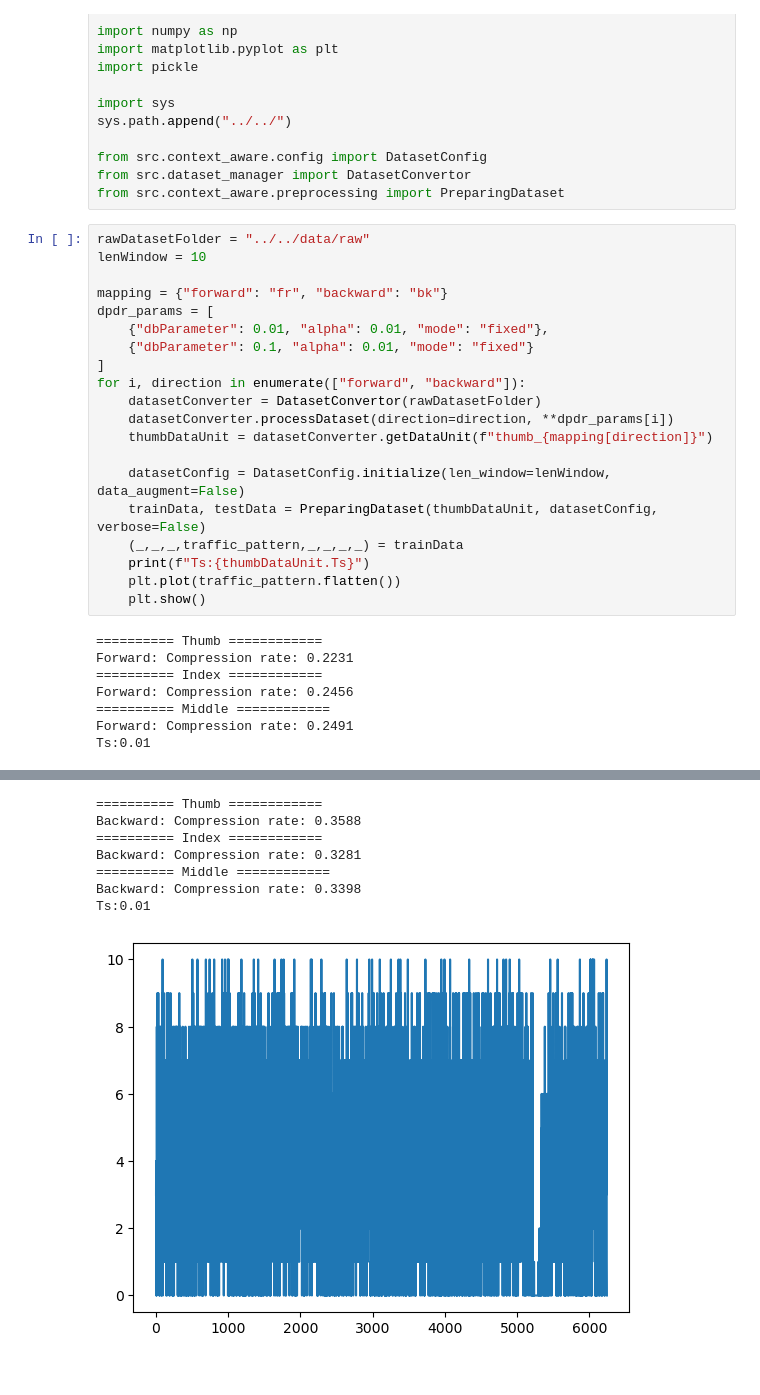
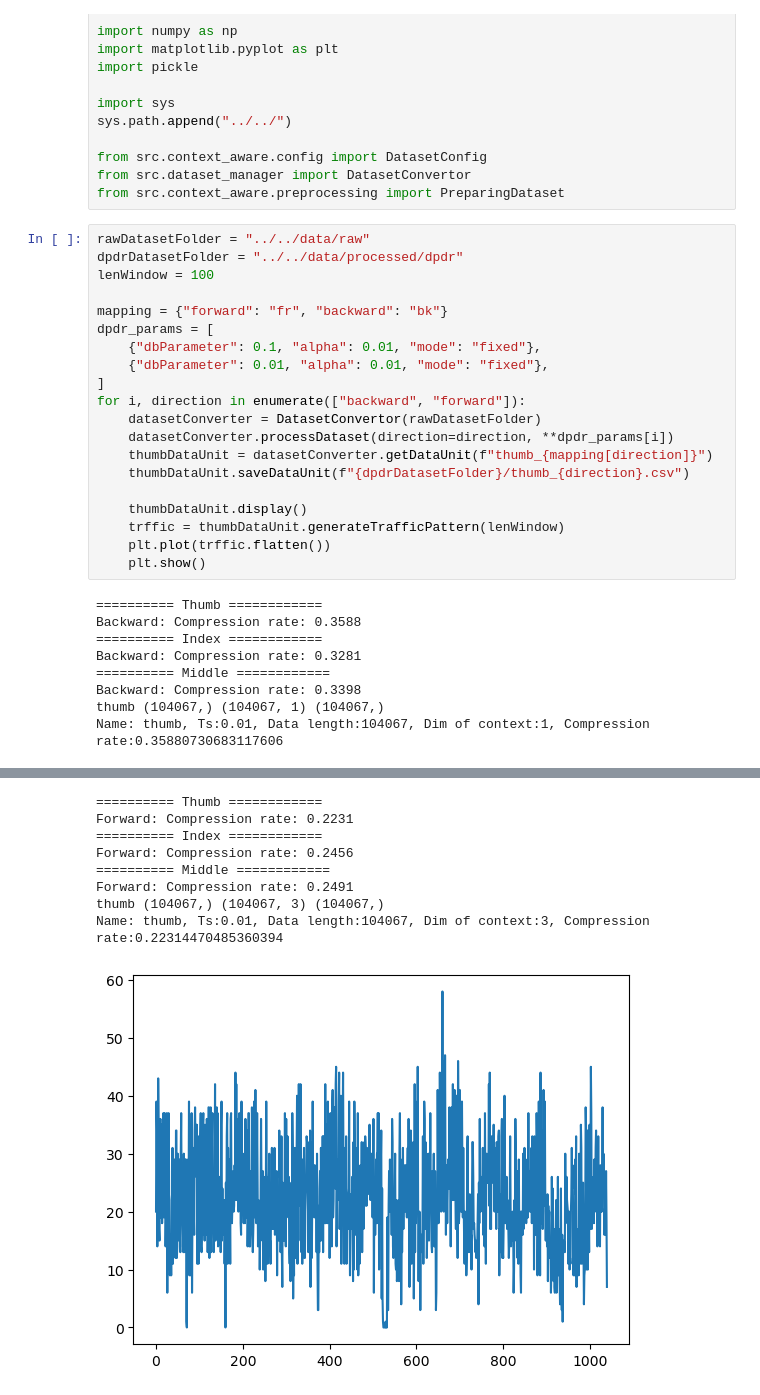
Before and after one commit to evanyeh5118/context_aware_traffic_predictor, a Jupyter notebook: experiments/notebooks/main00_verify_tarffic_pattern.ipynb, the cells around one changed output, grey strips where cells are left out. Drawn from its saved outputs; the diff is of its cells as text.

Commit message:
Update dataset processing

```diff
--- a/experiments/notebooks/main00_verify_tarffic_pattern.ipynb
+++ b/experiments/notebooks/main00_verify_tarffic_pattern.ipynb
@@ -14,29 +14,30 @@ from src.dataset_manager import DatasetConvertor
 from src.context_aware.preprocessing import PreparingDataset
 # %%
 rawDatasetFolder = "../../data/raw"
-lenWindow = 10
+dpdrDatasetFolder = "../../data/processed/dpdr"
+lenWindow = 100
 
 mapping = {"forward": "fr", "backward": "bk"}
 dpdr_params = [
+    {"dbParameter": 0.1, "alpha": 0.01, "mode": "fixed"},
     {"dbParameter": 0.01, "alpha": 0.01, "mode": "fixed"},
-    {"dbParameter": 0.1, "alpha": 0.01, "mode": "fixed"}
 ]
-for i, direction in enumerate(["forward", "backward"]):
+for i, direction in enumerate(["backward", "forward"]):
     datasetConverter = DatasetConvertor(rawDatasetFolder)
     datasetConverter.processDataset(direction=direction, **dpdr_params[i])
     thumbDataUnit = datasetConverter.getDataUnit(f"thumb_{mapping[direction]}")
+    thumbDataUnit.saveDataUnit(f"{dpdrDatasetFolder}/thumb_{direction}.csv")
 
-    datasetConfig = DatasetConfig.initialize(len_window=lenWindow, data_augment=False)
-    trainData, testData = PreparingDataset(thumbDataUnit, datasetConfig, verbose=False)
-    (_,_,_,traffic_pattern,_,_,_,_) = trainData
-    print(f"Ts:{thumbDataUnit.Ts}")
-    plt.plot(traffic_pattern.flatten())
+    thumbDataUnit.display()
+    trffic = thumbDataUnit.generateTrafficPattern(lenWindow)
+    plt.plot(trffic.flatten())
     plt.show()
 # %% [output]
 ========== Thumb ============
-Forward: Compression rate: 0.2231
+Backward: Compression rate: 0.3588
 ========== Index ============
-Forward: Compression rate: 0.2456
+Backward: Compression rate: 0.3281
 ========== Middle ============
-Forward: Compression rate: 0.2491
-Ts:0.01
+Backward: Compression rate: 0.3398
+thumb (104067,) (104067, 1) (104067,)
+Name: thumb, Ts:0.01, Data length:104067, Dim of context:1, Compression rate:0.35880730683117606
@@ -44,8 +45,9 @@ Ts:0.01
 ========== Thumb ============
-Backward: Compression rate: 0.3588
+Forward: Compression rate: 0.2231
 ========== Index ============
-Backward: Compression rate: 0.3281
+Forward: Compression rate: 0.2456
 ========== Middle ============
-Backward: Compression rate: 0.3398
-Ts:0.01
+Forward: Compression rate: 0.2491
+thumb (104067,) (104067, 3) (104067,)
+Name: thumb, Ts:0.01, Data length:104067, Dim of context:3, Compression rate:0.22314470485360394
-[figure, old version]
+[figure, new version]
```
Also changed, not shown: parts of 2 cells of this notebook, 11 other files.
